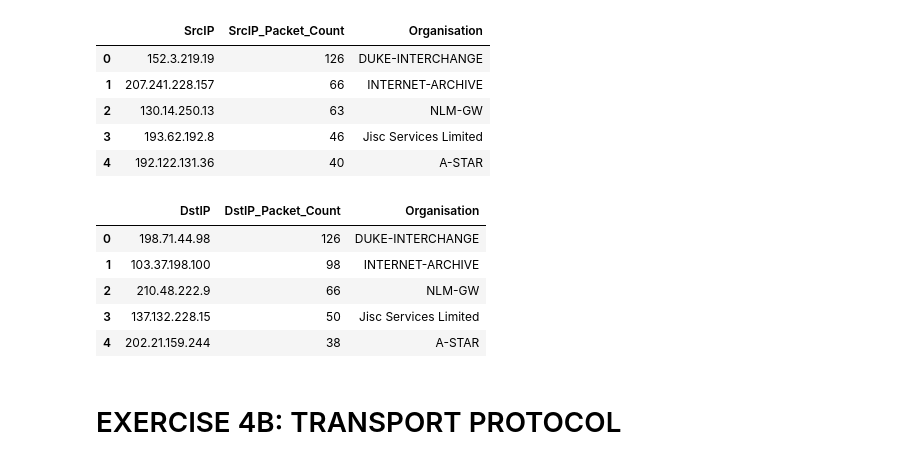
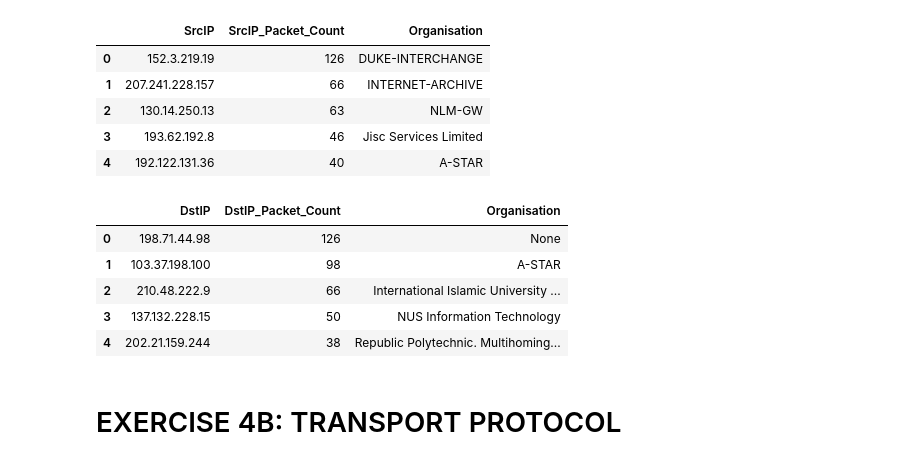
Before and after one commit to Lucria/CE3005_Lab4, a Jupyter notebook: lab4.ipynb, the cells around one changed output. Saved outputs shown, nothing was run; the diff lists cells and outputs as text; code cells hidden in the pictures.

```diff
--- a/lab4.ipynb
+++ b/lab4.ipynb
@@ -49,16 +49,16 @@ top_talkers
 # %%
 top_listeners = pd.DataFrame(df['DstIP'].value_counts()).reset_index()
 top_listeners.columns = ['DstIP', 'DstIP_Packet_Count']
 top_listeners = top_listeners.nlargest(5, 'DstIP_Packet_Count')
-top_listeners['Organisation'] = top_listeners['SrcIP'].apply(get_org)
+top_listeners['Organisation'] = top_listeners['DstIP'].apply(get_org)
 top_listeners
 # %% [output]
 |  | DstIP | DstIP_Packet_Count | Organisation |
-| 0 | 198.71.44.98 | 126 | DUKE-INTERCHANGE |
-| 1 | 103.37.198.100 | 98 | INTERNET-ARCHIVE |
-| 2 | 210.48.222.9 | 66 | NLM-GW |
-| 3 | 137.132.228.15 | 50 | Jisc Services Limited |
-| 4 | 202.21.159.244 | 38 | A-STAR |
+| 0 | 198.71.44.98 | 126 | None |
+| 1 | 103.37.198.100 | 98 | A-STAR |
+| 2 | 210.48.222.9 | 66 | International Islamic University ... |
+| 3 | 137.132.228.15 | 50 | NUS Information Technology |
+| 4 | 202.21.159.244 | 38 | Republic Polytechnic. Multihoming... |
 # %% [markdown]
 # EXERCISE 4B: TRANSPORT PROTOCOL
 # %%
```
Also changed, not shown: parts of 2 cells of this notebook.
